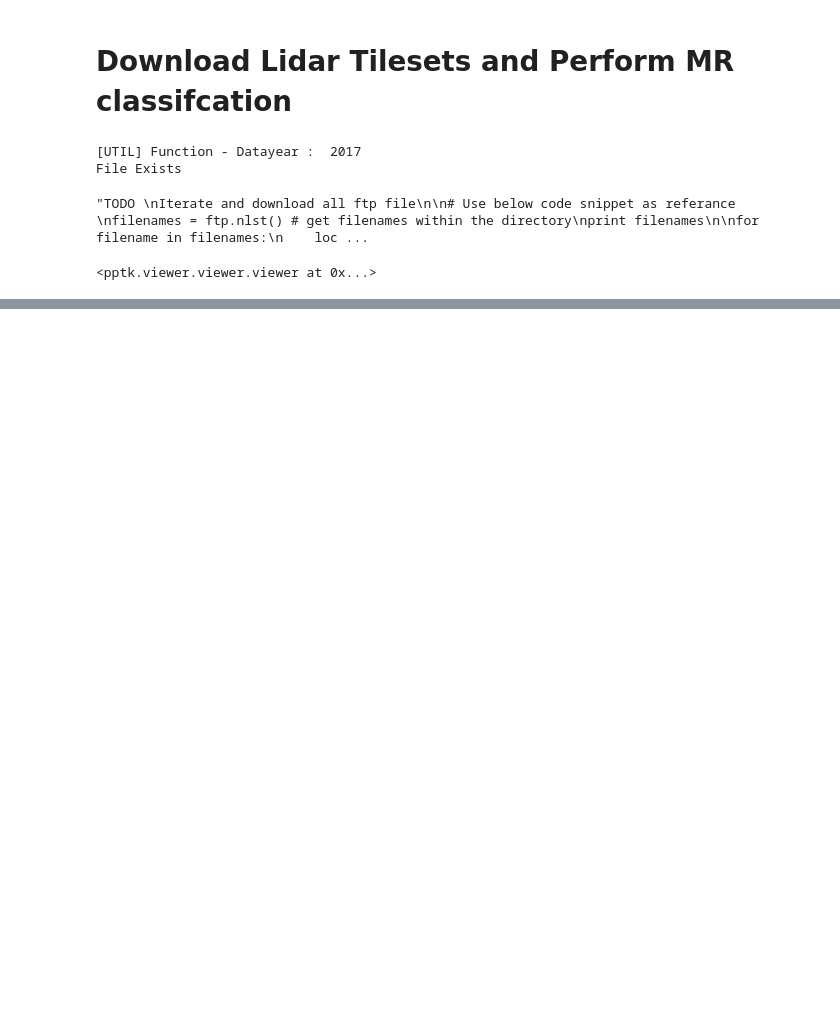
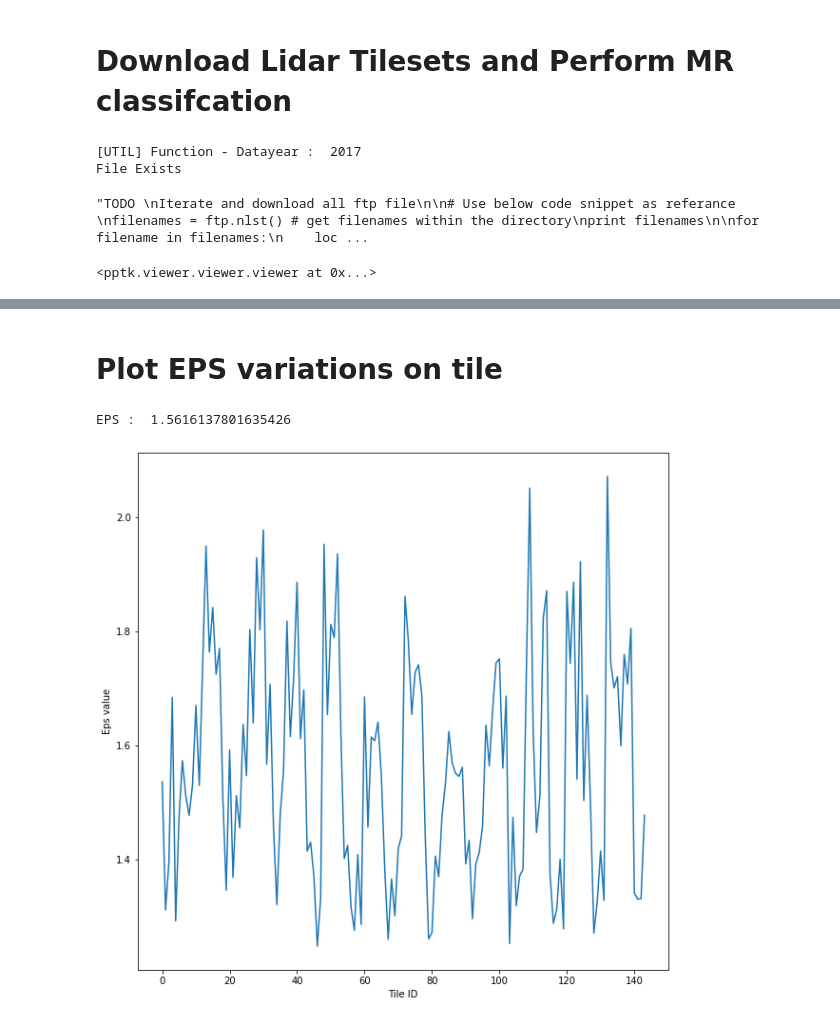
Before and after one commit to Sarang-Pramode/Terravide-Examples, a Jupyter notebook: ntbk_Generalize_MR_TreeClustering.ipynb, the cells around one changed output, grey strips where cells are left out. Cells and saved outputs as stored; diff of their text form; code cells hidden in the pictures; blank space fills up the shorter version.

Commit message:
dynamic eps added with knee locator. hashmap of distribution removed, average eps used for all tiles, tested on 25192, OK

```diff
--- a/ntbk_Generalize_MR_TreeClustering.ipynb
+++ b/ntbk_Generalize_MR_TreeClustering.ipynb
@@ -4,7 +4,7 @@
 import src.modules.utils as util
 # %%
 # Download Las File to hard disk
-las_fileID = 47217
+las_fileID = 25192
 year = 2017
 
 Filename = str(las_fileID)+'.las'
@@ -186,0 +217,24 @@ def Normalize_points(points):
+# %% [markdown]
+# Plot EPS variations on tile
+# %%
+All_eps = [] #Stores all eps values by tile id
+
+for row in range(TileDivision):
+    for col in range(TileDivision):
+
+        cluster_df = lidar_TilesubsetArr[row][col].iloc[:,:3]
+
+        tile_eps = Get_eps_NN_KneeMethod(cluster_df)
+
+        All_eps.append(tile_eps)
+
+fig = plt.figure(figsize=(10, 10))
+plt.plot(All_eps)
+plt.xlabel("Tile ID")
+plt.ylabel("Eps value")
+
+Optimal_EPS = np.mean(All_eps)
+print("EPS : ",Optimal_EPS)
+# %% [output]
+EPS :  1.5616137801635426
+[figure, added]
```
Also changed, not shown: parts of 27 cells of this notebook, 2 other files.
